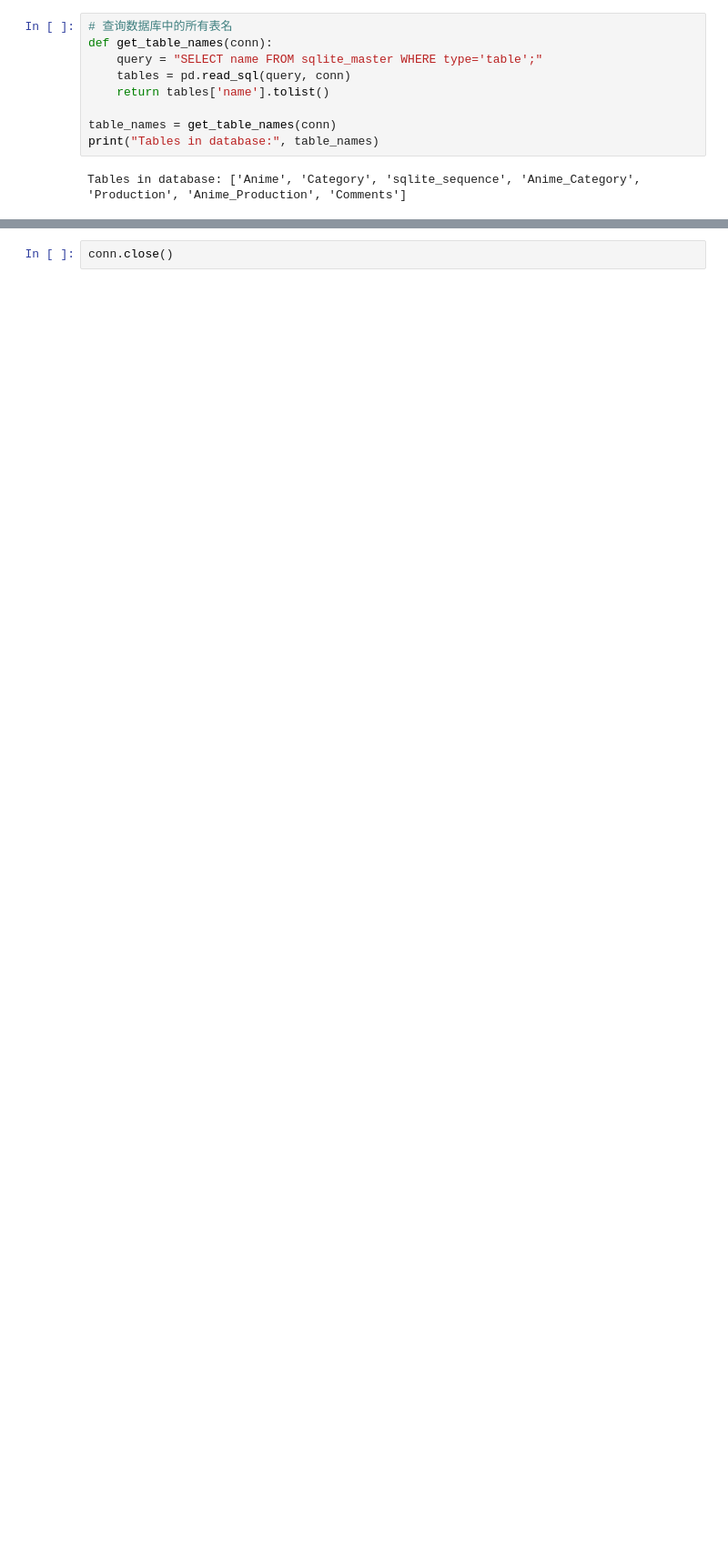
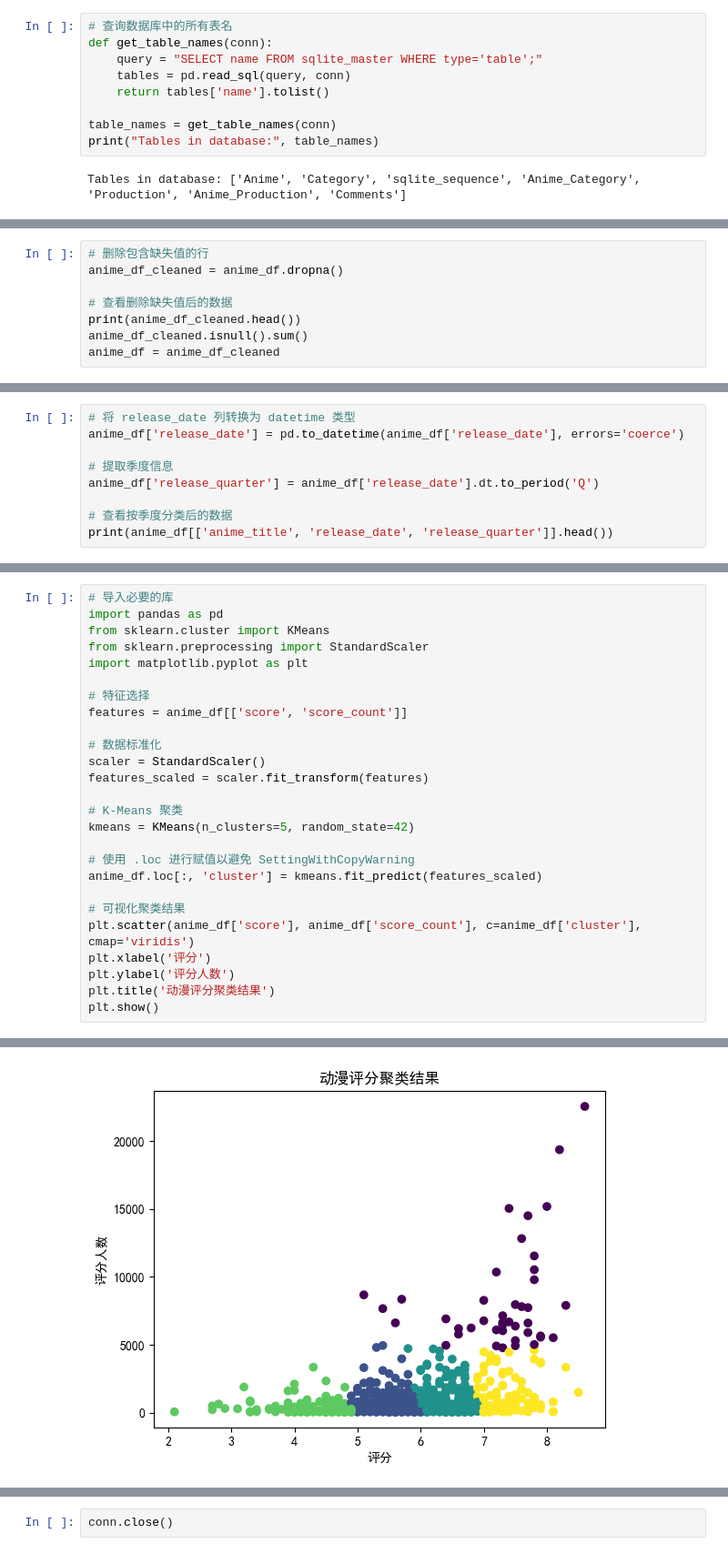
Before and after one commit to AkiyaKiko/BangumiCrawler, a Jupyter notebook: EDA/EDA.ipynb, the cells around one changed output, grey strips where cells are left out. Shown at 91% size. Saved outputs shown, nothing was run; the diff lists cells and outputs as text; blank space fills up the shorter version.

```diff
--- a/EDA/EDA.ipynb
+++ b/EDA/EDA.ipynb
@@ -79,0 +124,8 @@ for table, df in dataframes.items():
+# %%
+# 删除包含缺失值的行
+anime_df_cleaned = anime_df.dropna()
+
+# 查看删除缺失值后的数据
+print(anime_df_cleaned.head())
+anime_df_cleaned.isnull().sum()
+anime_df = anime_df_cleaned
@@ -79,0 +139,9 @@ for table, df in dataframes.items():
+# %%
+# 将 release_date 列转换为 datetime 类型
+anime_df['release_date'] = pd.to_datetime(anime_df['release_date'], errors='coerce')
+
+# 提取季度信息
+anime_df['release_quarter'] = anime_df['release_date'].dt.to_period('Q')
+
+# 查看按季度分类后的数据
+print(anime_df[['anime_title', 'release_date', 'release_quarter']].head())
@@ -79,0 +157,27 @@ for table, df in dataframes.items():
+# %%
+# 导入必要的库
+import pandas as pd
+from sklearn.cluster import KMeans
+from sklearn.preprocessing import StandardScaler
+import matplotlib.pyplot as plt
+
+# 特征选择
+features = anime_df[['score', 'score_count']]
+
+# 数据标准化
+scaler = StandardScaler()
+features_scaled = scaler.fit_transform(features)
+
+# K-Means 聚类
+kmeans = KMeans(n_clusters=5, random_state=42)
+
+# 使用 .loc 进行赋值以避免 SettingWithCopyWarning
+anime_df.loc[:, 'cluster'] = kmeans.fit_predict(features_scaled)
+
+# 可视化聚类结果
+plt.scatter(anime_df['score'], anime_df['score_count'], c=anime_df['cluster'], cmap='viridis')
+plt.xlabel('评分')
+plt.ylabel('评分人数')
+plt.title('动漫评分聚类结果')
+plt.show()
+# %% [output]
@@ -79,0 +198 @@ for table, df in dataframes.items():
+[figure, added]
```
Also changed, not shown: parts of 27 cells of this notebook, 16 other files.
